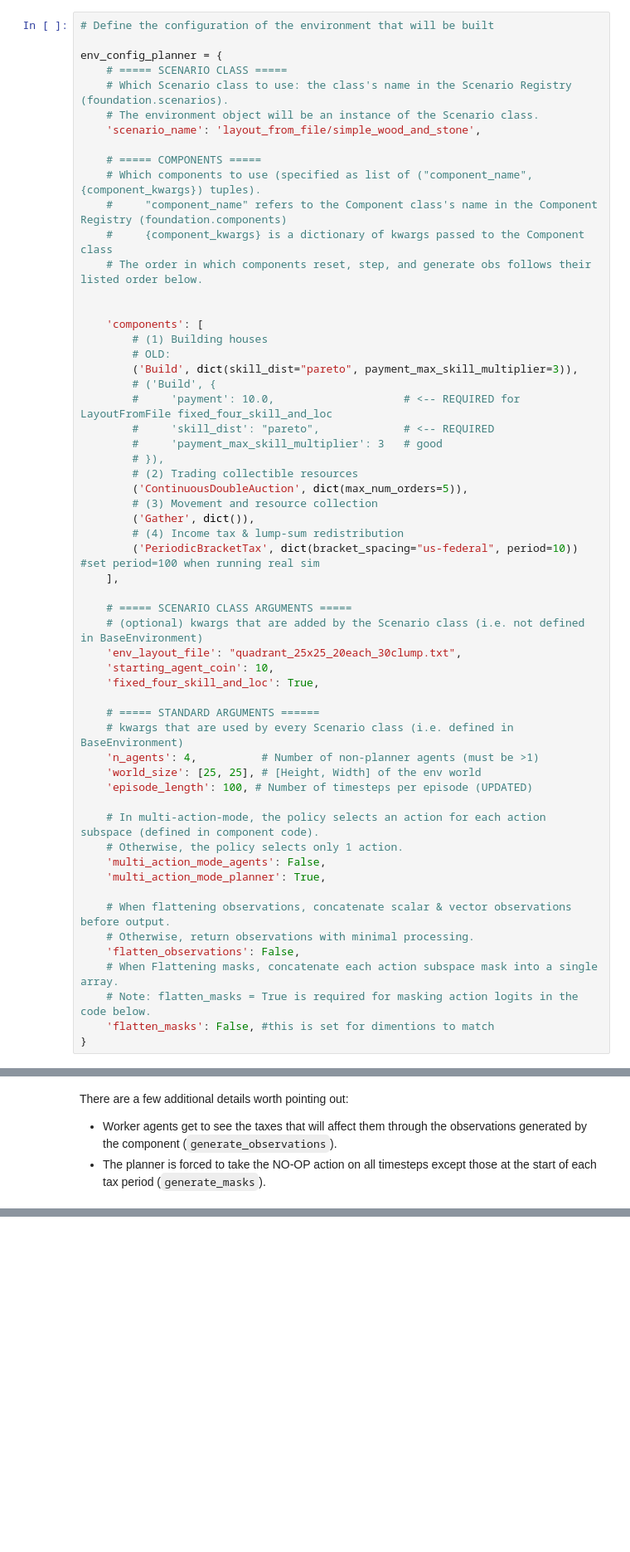
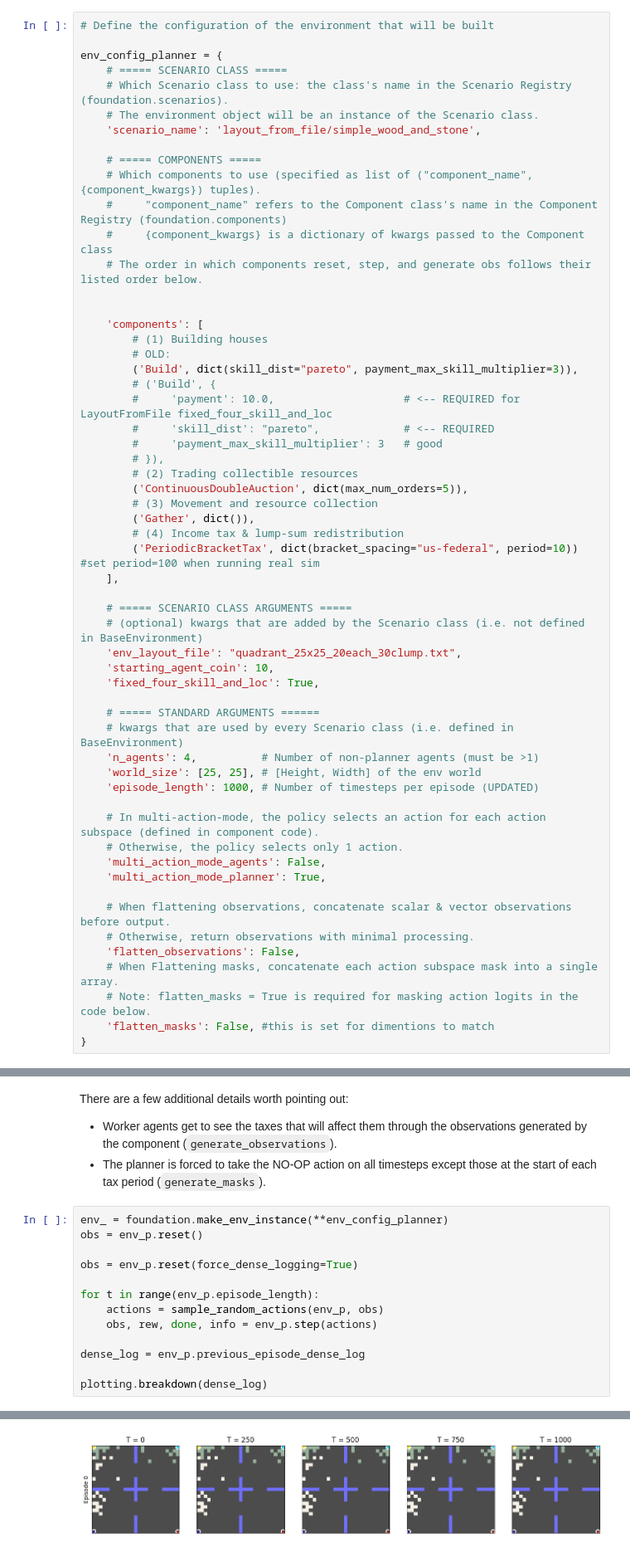
Before and after one commit to DragonsAreFuckingCool/DRL-in-international-economy-ai-economist-, a Jupyter notebook: tutorials/multi_planner_simulation.ipynb, the cells around one changed output, grey strips where cells are left out. Shown at 83% size. Drawn from its saved outputs; the diff is of its cells as text; blank space fills up the shorter version.

Commit message:
making the planner take actions needed

````diff
--- a/tutorials/multi_planner_simulation.ipynb
+++ b/tutorials/multi_planner_simulation.ipynb
@@ -91,7 +91,7 @@ env_config_planner = {
     # kwargs that are used by every Scenario class (i.e. defined in BaseEnvironment)
     'n_agents': 4,          # Number of non-planner agents (must be >1)
     'world_size': [25, 25], # [Height, Width] of the env world
-    'episode_length': 100, # Number of timesteps per episode (UPDATED)
+    'episode_length': 1000, # Number of timesteps per episode (UPDATED)
 
     # In multi-action-mode, the policy selects an action for each action subspace (defined in component code).
     # Otherwise, the policy selects only 1 action.
@@ -733,3 +883,17 @@ play_random_episode(env_p, plot_every=100)
 There are a few additional details worth pointing out:
 - Worker agents get to see the taxes that will affect them through the observations generated by the component (```generate_observations```).
 - The planner is forced to take the NO-OP action on all timesteps except those at the start of each tax period (```generate_masks```).
+# %%
+env_ = foundation.make_env_instance(**env_config_planner)
+obs = env_p.reset()
+
+obs = env_p.reset(force_dense_logging=True)
+
+for t in range(env_p.episode_length):
+    actions = sample_random_actions(env_p, obs)
+    obs, rew, done, info = env_p.step(actions)
+
+dense_log = env_p.previous_episode_dense_log
+
+plotting.breakdown(dense_log)
+# %% [output]
@@ -735,0 +919 @@ There are a few additional details worth pointing out:
+[figure, added]
````
Also changed, not shown: parts of 77 cells of this notebook.
